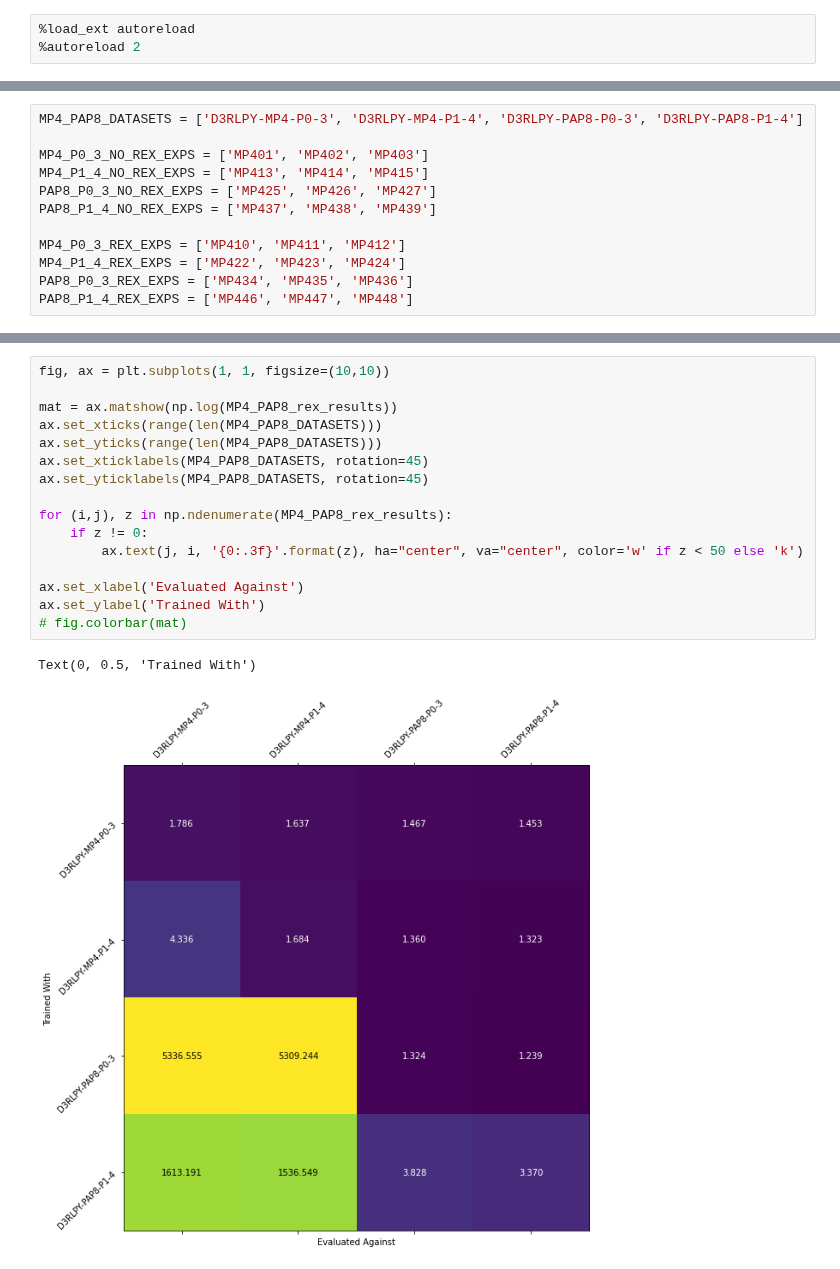
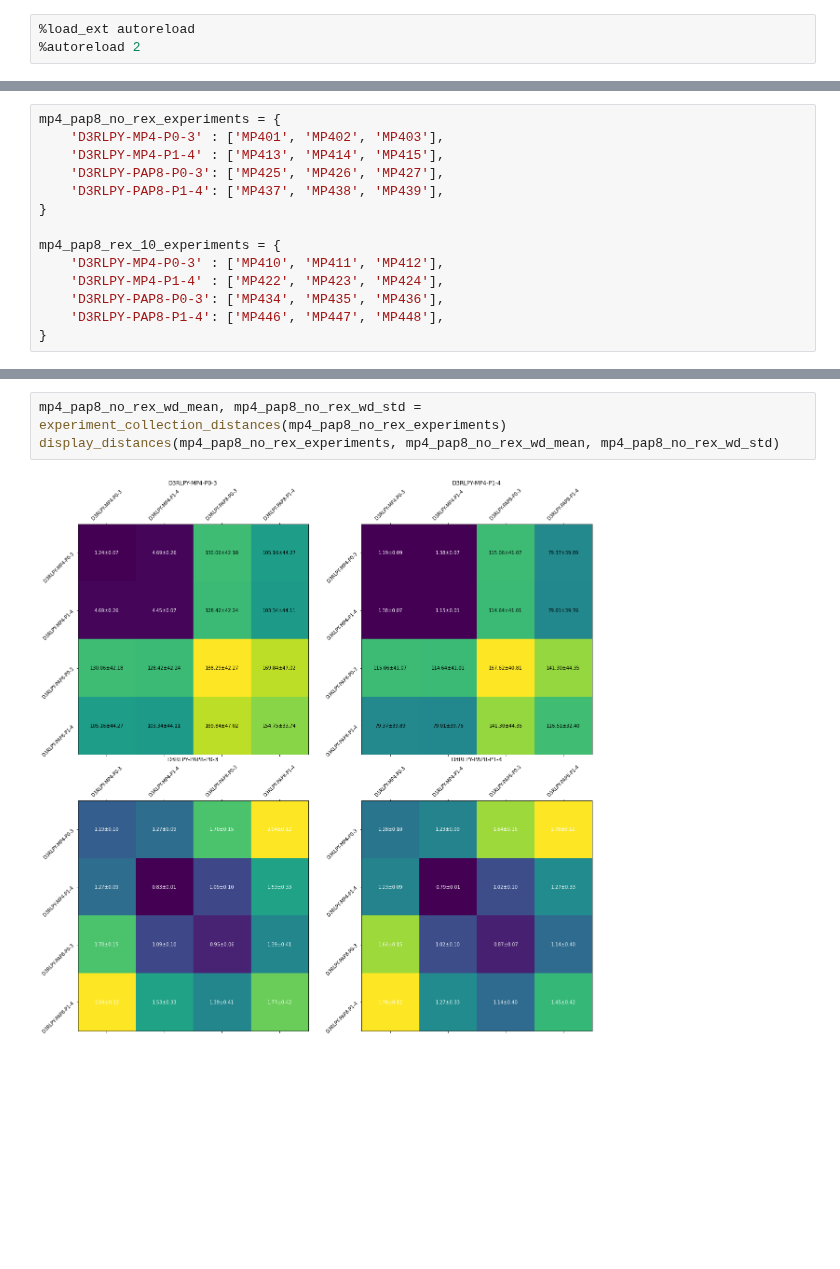
Before and after one commit to thatscotdatasci/mopo, a Jupyter notebook: wasserstein_distance_calcs.ipynb, the cells around one changed output, grey strips where cells are left out. Cells and saved outputs as stored; diff of their text form; blank space fills up the shorter version.

```diff
--- a/wasserstein_distance_calcs.ipynb
+++ b/wasserstein_distance_calcs.ipynb
@@ -14,12 +59,14 @@ from dogo.wasserstein.wasserstein_distance import experiment_distances
 # %%
-MP4_PAP8_DATASETS = ['D3RLPY-MP4-P0-3', 'D3RLPY-MP4-P1-4', 'D3RLPY-PAP8-P0-3', 'D3RLPY-PAP8-P1-4']
+mp4_pap8_no_rex_experiments = {
+    'D3RLPY-MP4-P0-3' : ['MP401', 'MP402', 'MP403'],
+    'D3RLPY-MP4-P1-4' : ['MP413', 'MP414', 'MP415'],
+    'D3RLPY-PAP8-P0-3': ['MP425', 'MP426', 'MP427'],
+    'D3RLPY-PAP8-P1-4': ['MP437', 'MP438', 'MP439'],
+}
 
-MP4_P0_3_NO_REX_EXPS = ['MP401', 'MP402', 'MP403']
-MP4_P1_4_NO_REX_EXPS = ['MP413', 'MP414', 'MP415']
-PAP8_P0_3_NO_REX_EXPS = ['MP425', 'MP426', 'MP427']
-PAP8_P1_4_NO_REX_EXPS = ['MP437', 'MP438', 'MP439']
-
-MP4_P0_3_REX_EXPS = ['MP410', 'MP411', 'MP412']
-MP4_P1_4_REX_EXPS = ['MP422', 'MP423', 'MP424']
-PAP8_P0_3_REX_EXPS = ['MP434', 'MP435', 'MP436']
-PAP8_P1_4_REX_EXPS = ['MP446', 'MP447', 'MP448']
+mp4_pap8_rex_10_experiments = {
+    'D3RLPY-MP4-P0-3' : ['MP410', 'MP411', 'MP412'],
+    'D3RLPY-MP4-P1-4' : ['MP422', 'MP423', 'MP424'],
+    'D3RLPY-PAP8-P0-3': ['MP434', 'MP435', 'MP436'],
+    'D3RLPY-PAP8-P1-4': ['MP446', 'MP447', 'MP448'],
+}
@@ -90,19 +73,5 @@ Text(0, 0.5, 'Trained With')
-# %%
-fig, ax = plt.subplots(1, 1, figsize=(10,10))
-
-mat = ax.matshow(np.log(MP4_PAP8_rex_results))
-ax.set_xticks(range(len(MP4_PAP8_DATASETS)))
-ax.set_yticks(range(len(MP4_PAP8_DATASETS)))
-ax.set_xticklabels(MP4_PAP8_DATASETS, rotation=45)
-ax.set_yticklabels(MP4_PAP8_DATASETS, rotation=45)
-
-for (i,j), z in np.ndenumerate(MP4_PAP8_rex_results):
-    if z != 0:
-        ax.text(j, i, '{0:.3f}'.format(z), ha="center", va="center", color='w' if z < 50 else 'k')
-
-ax.set_xlabel('Evaluated Against')
-ax.set_ylabel('Trained With')
-# fig.colorbar(mat)
-# %% [output]
-Text(0, 0.5, 'Trained With')
-[figure, removed]
+# %%
+mp4_pap8_no_rex_wd_mean, mp4_pap8_no_rex_wd_std = experiment_collection_distances(mp4_pap8_no_rex_experiments)
+display_distances(mp4_pap8_no_rex_experiments, mp4_pap8_no_rex_wd_mean, mp4_pap8_no_rex_wd_std)
+# %% [output]
+[figure, added]
```
Also changed, not shown: parts of 20 cells of this notebook, 1 other file.
